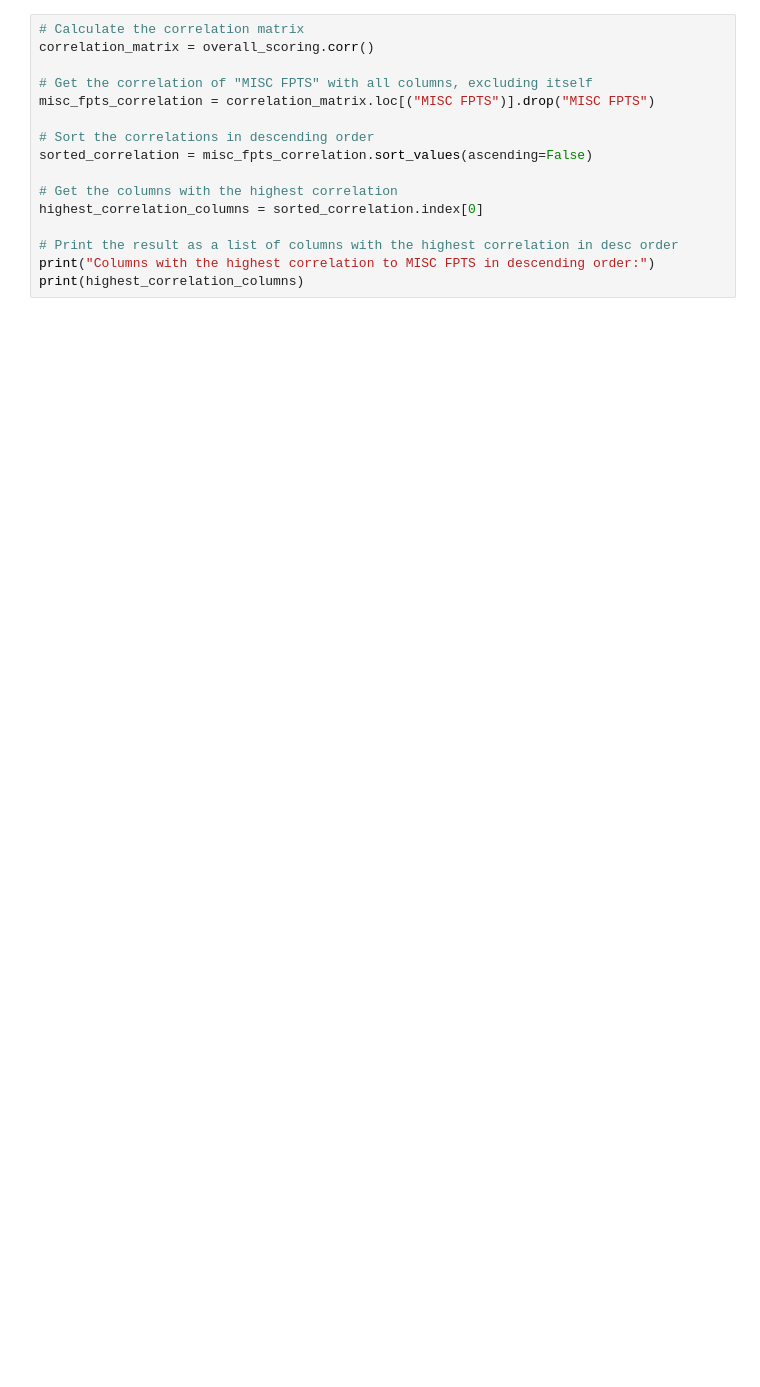
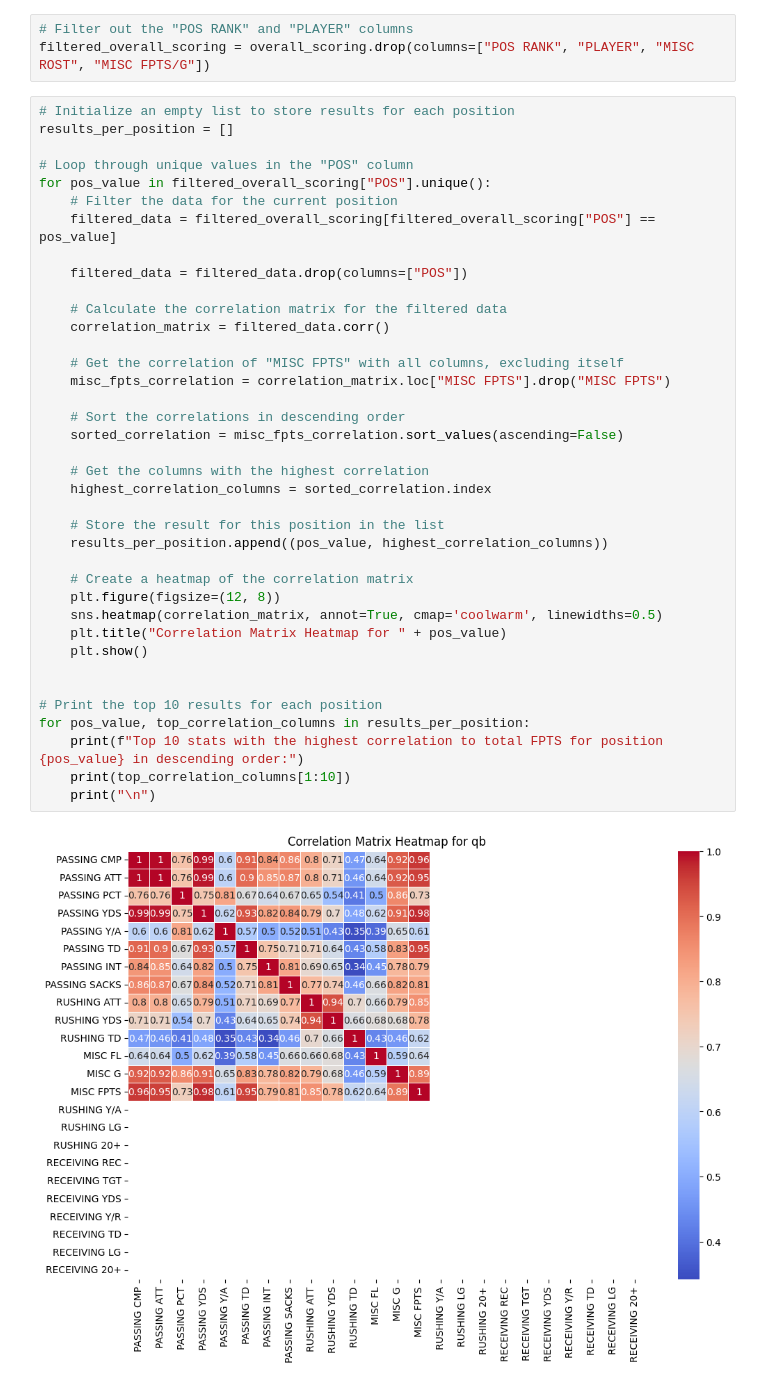
Before and after one commit to jtaylor515/FFanalysis, a Jupyter notebook: DataPostprocess.ipynb, the cells around one changed output. Saved outputs shown, nothing was run; the diff lists cells and outputs as text; blank space fills up the shorter version.

```diff
--- a/DataPostprocess.ipynb
+++ b/DataPostprocess.ipynb
@@ -72,16 +50,43 @@ Calculate highest correlation to FPTS
+# %%
+# Filter out the "POS RANK" and "PLAYER" columns
+filtered_overall_scoring = overall_scoring.drop(columns=["POS RANK", "PLAYER", "MISC ROST", "MISC FPTS/G"])
 # %%
-# Calculate the correlation matrix
-correlation_matrix = overall_scoring.corr()
+# Initialize an empty list to store results for each position
+results_per_position = []
 
-# Get the correlation of "MISC FPTS" with all columns, excluding itself
-misc_fpts_correlation = correlation_matrix.loc[("MISC FPTS")].drop("MISC FPTS")
+# Loop through unique values in the "POS" column
+for pos_value in filtered_overall_scoring["POS"].unique():
+    # Filter the data for the current position
+    filtered_data = filtered_overall_scoring[filtered_overall_scoring["POS"] == pos_value]
 
-# Sort the correlations in descending order
-sorted_correlation = misc_fpts_correlation.sort_values(ascending=False)
+    filtered_data = filtered_data.drop(columns=["POS"])
 
-# Get the columns with the highest correlation
-highest_correlation_columns = sorted_correlation.index[0]
+    # Calculate the correlation matrix for the filtered data
+    correlation_matrix = filtered_data.corr()
 
-# Print the result as a list of columns with the highest correlation in desc order
-print("Columns with the highest correlation to MISC FPTS in descending order:")
-print(highest_correlation_columns)
+    # Get the correlation of "MISC FPTS" with all columns, excluding itself
+    misc_fpts_correlation = correlation_matrix.loc["MISC FPTS"].drop("MISC FPTS")
+
+    # Sort the correlations in descending order
+    sorted_correlation = misc_fpts_correlation.sort_values(ascending=False)
+
+    # Get the columns with the highest correlation
+    highest_correlation_columns = sorted_correlation.index
+
+    # Store the result for this position in the list
+    results_per_position.append((pos_value, highest_correlation_columns))
+
+    # Create a heatmap of the correlation matrix
+    plt.figure(figsize=(12, 8))
+    sns.heatmap(correlation_matrix, annot=True, cmap='coolwarm', linewidths=0.5)
+    plt.title("Correlation Matrix Heatmap for " + pos_value)
+    plt.show()
+
+
+# Print the top 10 results for each position
+for pos_value, top_correlation_columns in results_per_position:
+    print(f"Top 10 stats with the highest correlation to total FPTS for position {pos_value} in descending order:")
+    print(top_correlation_columns[1:10])
+    print("\n")
+# %% [output]
+[figure, added]
```
Also changed, not shown: parts of 10 cells of this notebook, 7 other files.
